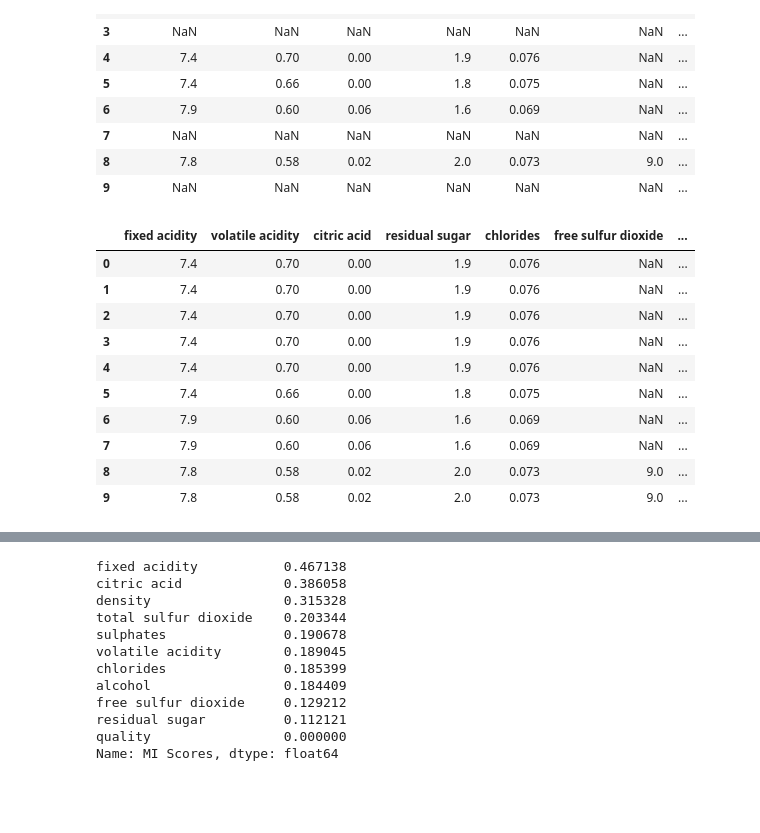
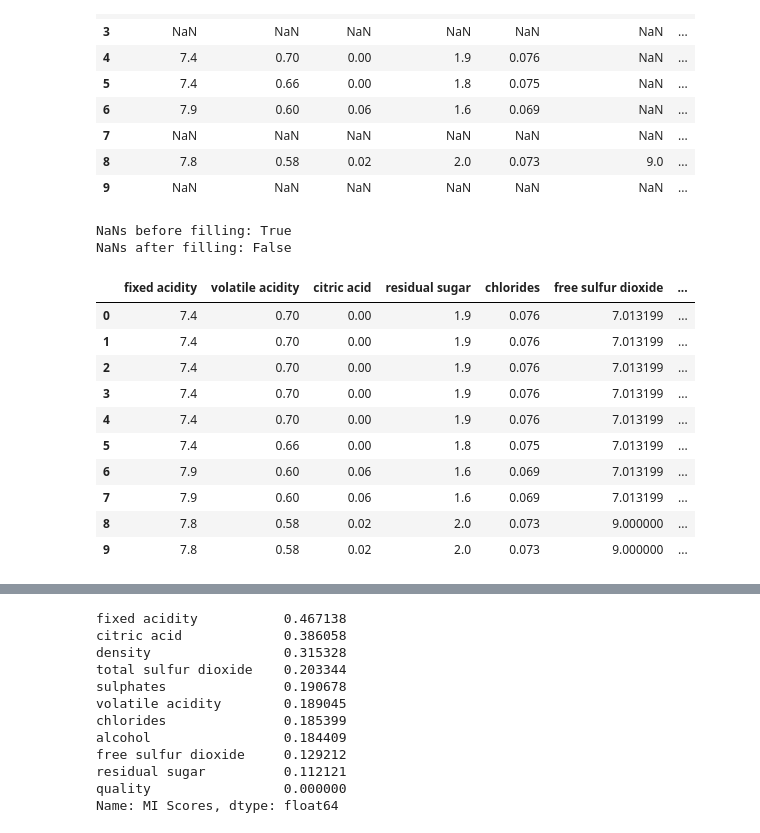
Before and after one commit to lauradekker/ml_python, a Jupyter notebook: Machine Learning with Python.ipynb, the cells around one changed output, grey strips where cells are left out. Saved outputs shown, nothing was run; the diff lists cells and outputs as text; code cells hidden in the pictures; blank space fills up the shorter version.

```diff
--- a/Machine Learning with Python.ipynb
+++ b/Machine Learning with Python.ipynb
@@ -84,32 +84,50 @@ dfmasked.head(10)
 # %%
 # 4. Impute missing values
 
-#count NaNs
-dfmasked.isnull().sum()
+#Import module
+from sklearn.impute import SimpleImputer
 
-#copy into new variable
+#Count NaNs
+print(f'NaNs before filling: {dfmasked.isnull().values.any()}')
+
+#Copy into new variable
 dffilled = dfmasked.copy()
 
 #Fill NaNs with forward filling
 dffilled.fillna(method='ffill', inplace=True)
 dffilled.head(10)
 
 #Fill remaining NaNs with average imputer
 #Loop over columns
 #Check for Nans
 #If so impute average for Nans based on values in rest of column
+
+col_names = dffilled.columns
+
+for i in range(len(col_names)):
+    current_col = col_names[i]
+    if dffilled[current_col].isnull().values.any() == True:
+        my_imputer = SimpleImputer(strategy='mean')
+        dffilled[[current_col]] = my_imputer.fit_transform(dffilled[[current_col]].values)
+
+#Check for remaining NaNs
+print(f'NaNs after filling: {dffilled.isnull().values.any()}')
+
+dffilled.head(10)
 # %% [output]
+NaNs before filling: True
+NaNs after filling: False
 |  | fixed acidity | volatile acidity | citric acid | residual sugar | chlorides | free sulfur dioxide | ... |
-| 0 | 7.4 | 0.70 | 0.00 | 1.9 | 0.076 | NaN | ... |
-| 1 | 7.4 | 0.70 | 0.00 | 1.9 | 0.076 | NaN | ... |
-| 2 | 7.4 | 0.70 | 0.00 | 1.9 | 0.076 | NaN | ... |
-| 3 | 7.4 | 0.70 | 0.00 | 1.9 | 0.076 | NaN | ... |
-| 4 | 7.4 | 0.70 | 0.00 | 1.9 | 0.076 | NaN | ... |
-| 5 | 7.4 | 0.66 | 0.00 | 1.8 | 0.075 | NaN | ... |
-| 6 | 7.9 | 0.60 | 0.06 | 1.6 | 0.069 | NaN | ... |
-| 7 | 7.9 | 0.60 | 0.06 | 1.6 | 0.069 | NaN | ... |
-| 8 | 7.8 | 0.58 | 0.02 | 2.0 | 0.073 | 9.0 | ... |
-| 9 | 7.8 | 0.58 | 0.02 | 2.0 | 0.073 | 9.0 | ... |
+| 0 | 7.4 | 0.70 | 0.00 | 1.9 | 0.076 | 7.013199 | ... |
+| 1 | 7.4 | 0.70 | 0.00 | 1.9 | 0.076 | 7.013199 | ... |
+| 2 | 7.4 | 0.70 | 0.00 | 1.9 | 0.076 | 7.013199 | ... |
+| 3 | 7.4 | 0.70 | 0.00 | 1.9 | 0.076 | 7.013199 | ... |
+| 4 | 7.4 | 0.70 | 0.00 | 1.9 | 0.076 | 7.013199 | ... |
+| 5 | 7.4 | 0.66 | 0.00 | 1.8 | 0.075 | 7.013199 | ... |
+| 6 | 7.9 | 0.60 | 0.06 | 1.6 | 0.069 | 7.013199 | ... |
+| 7 | 7.9 | 0.60 | 0.06 | 1.6 | 0.069 | 7.013199 | ... |
+| 8 | 7.8 | 0.58 | 0.02 | 2.0 | 0.073 | 9.000000 | ... |
+| 9 | 7.8 | 0.58 | 0.02 | 2.0 | 0.073 | 9.000000 | ... |
 # %%
 ## Library Preparation
 import matplotlib.pyplot as plt
```
